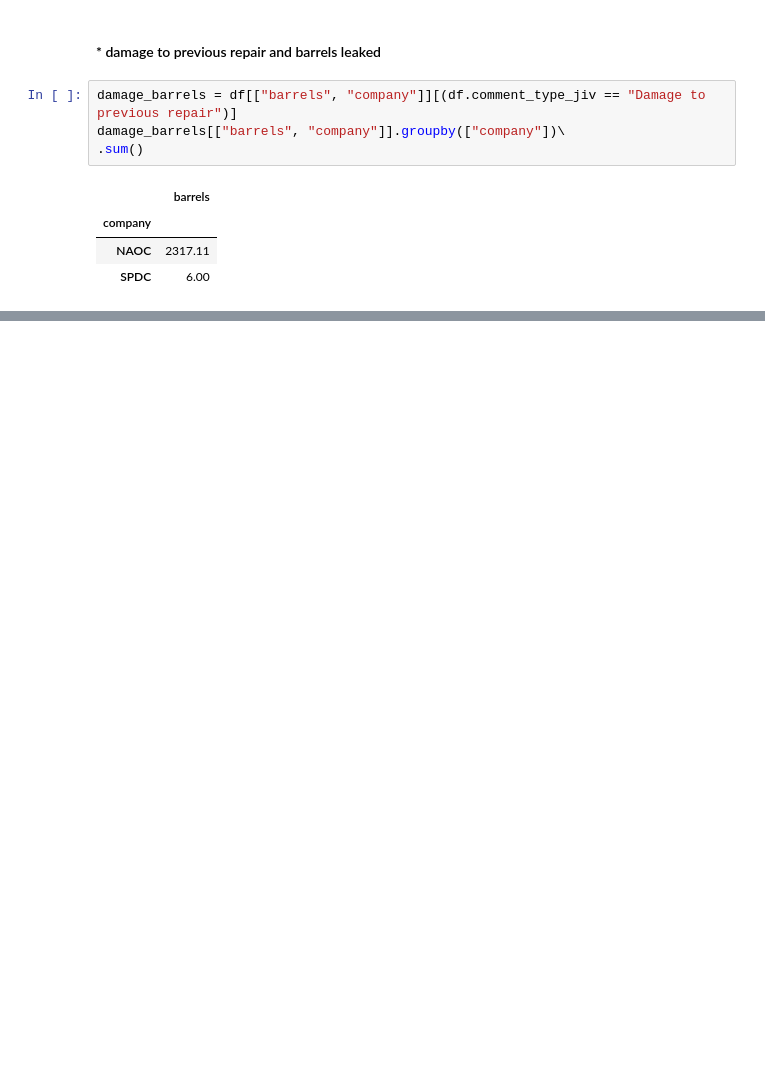
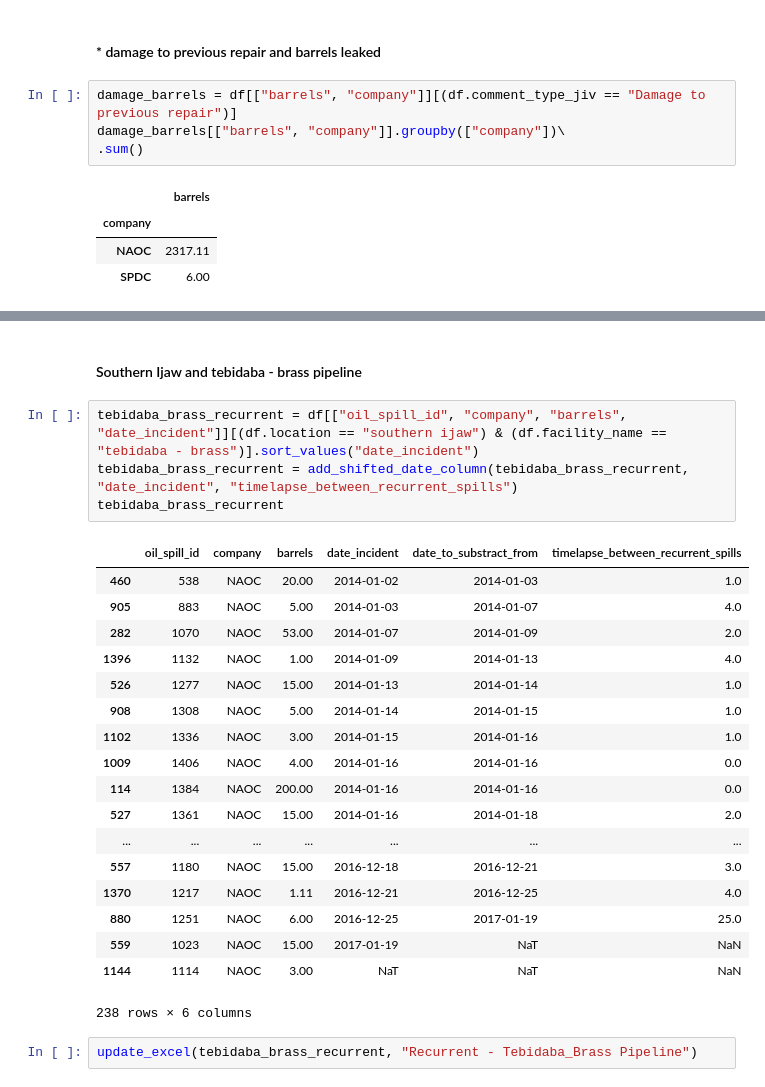
Before and after one commit to estambolieva/oil-spills, a Jupyter notebook: 2. Data Analysis.ipynb, the cells around one changed output, grey strips where cells are left out. Cells and saved outputs as stored; diff of their text form; blank space fills up the shorter version.

```diff
--- a/2. Data Analysis.ipynb
+++ b/2. Data Analysis.ipynb
@@ -769,0 +804,27 @@ damage_barrels[["barrels", "company"]].groupby(["company"])\
+# %% [markdown]
+#### Southern Ijaw and tebidaba - brass pipeline
+# %%
+tebidaba_brass_recurrent = df[["oil_spill_id", "company", "barrels", "date_incident"]][(df.location == "southern ijaw") & (df.facility_name == "tebidaba - brass")].sort_values("date_incident")
+tebidaba_brass_recurrent = add_shifted_date_column(tebidaba_brass_recurrent, "date_incident", "timelapse_between_recurrent_spills")
+tebidaba_brass_recurrent
+# %% [output]
+|  | oil_spill_id | company | barrels | date_incident | date_to_substract_from | timelapse_between_recurrent_spills |
+| 460 | 538 | NAOC | 20.00 | 2014-01-02 | 2014-01-03 | 1.0 |
+| 905 | 883 | NAOC | 5.00 | 2014-01-03 | 2014-01-07 | 4.0 |
+| 282 | 1070 | NAOC | 53.00 | 2014-01-07 | 2014-01-09 | 2.0 |
+| 1396 | 1132 | NAOC | 1.00 | 2014-01-09 | 2014-01-13 | 4.0 |
+| 526 | 1277 | NAOC | 15.00 | 2014-01-13 | 2014-01-14 | 1.0 |
+| 908 | 1308 | NAOC | 5.00 | 2014-01-14 | 2014-01-15 | 1.0 |
+| 1102 | 1336 | NAOC | 3.00 | 2014-01-15 | 2014-01-16 | 1.0 |
+| 1009 | 1406 | NAOC | 4.00 | 2014-01-16 | 2014-01-16 | 0.0 |
+| 114 | 1384 | NAOC | 200.00 | 2014-01-16 | 2014-01-16 | 0.0 |
+| 527 | 1361 | NAOC | 15.00 | 2014-01-16 | 2014-01-18 | 2.0 |
+| ... | ... | ... | ... | ... | ... | ... |
+| 557 | 1180 | NAOC | 15.00 | 2016-12-18 | 2016-12-21 | 3.0 |
+| 1370 | 1217 | NAOC | 1.11 | 2016-12-21 | 2016-12-25 | 4.0 |
+| 880 | 1251 | NAOC | 6.00 | 2016-12-25 | 2017-01-19 | 25.0 |
+| 559 | 1023 | NAOC | 15.00 | 2017-01-19 | NaT | NaN |
+| 1144 | 1114 | NAOC | 3.00 | NaT | NaT | NaN |
+238 rows × 6 columns
+# %%
+update_excel(tebidaba_brass_recurrent, "Recurrent - Tebidaba_Brass Pipeline")
```
Also changed, not shown: parts of 8 cells of this notebook.
